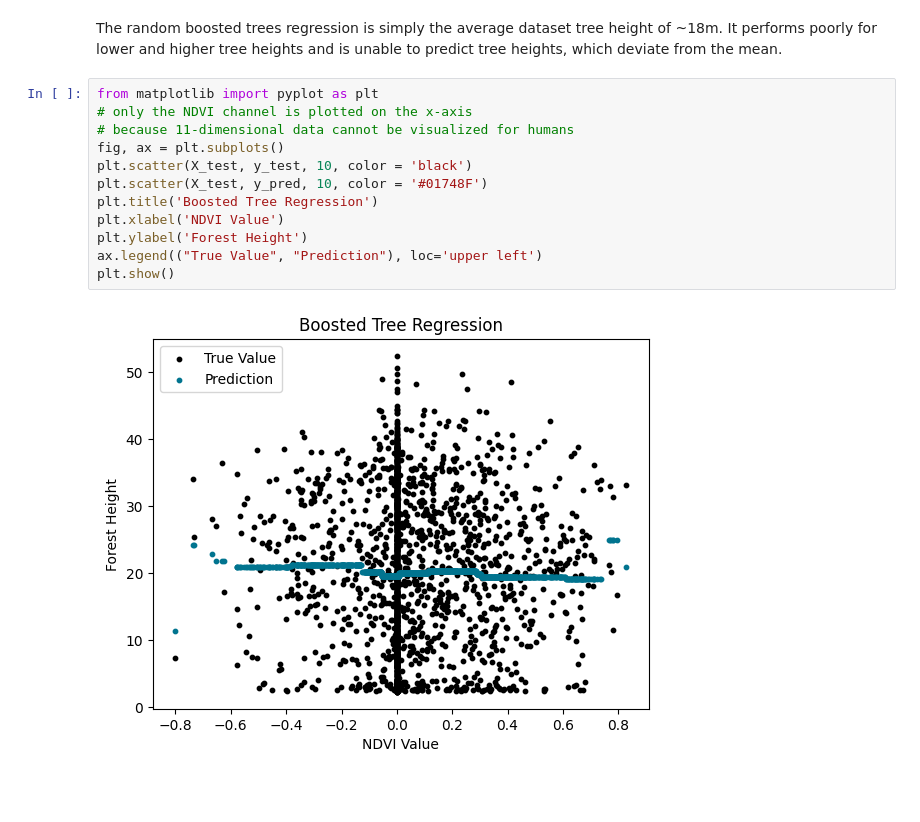
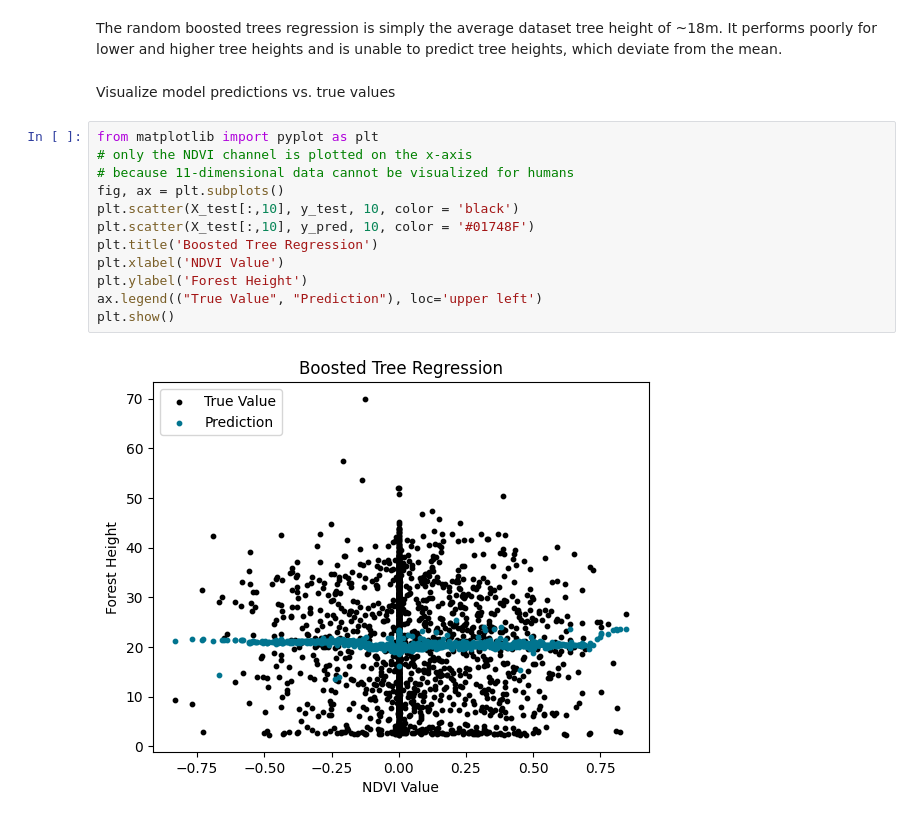
Before and after one commit to lgiesen/forest_height, a Jupyter notebook: notebooks/boosted_trees.ipynb, the cells around one changed output. Drawn from its saved outputs; the diff is of its cells as text; blank space fills up the shorter version.

```diff
--- a/notebooks/boosted_trees.ipynb
+++ b/notebooks/boosted_trees.ipynb
@@ -108,17 +120,19 @@ plt.show()
 [figure]
 # %% [markdown]
 The random boosted trees regression is simply the average dataset tree height of ~18m. It performs poorly for lower and higher tree heights and is unable to predict tree heights, which deviate from the mean.
+# %% [markdown]
+Visualize model predictions vs. true values
 # %%
 from matplotlib import pyplot as plt
 # only the NDVI channel is plotted on the x-axis
 # because 11-dimensional data cannot be visualized for humans
 fig, ax = plt.subplots()
-plt.scatter(X_test, y_test, 10, color = 'black')
-plt.scatter(X_test, y_pred, 10, color = '#01748F')
+plt.scatter(X_test[:,10], y_test, 10, color = 'black')
+plt.scatter(X_test[:,10], y_pred, 10, color = '#01748F')
 plt.title('Boosted Tree Regression')
 plt.xlabel('NDVI Value')
 plt.ylabel('Forest Height')
 ax.legend(("True Value", "Prediction"), loc='upper left')
 plt.show()
 # %% [output]
-[figure, old version]
+[figure, new version]
```
Also changed, not shown: parts of 2 cells of this notebook.
